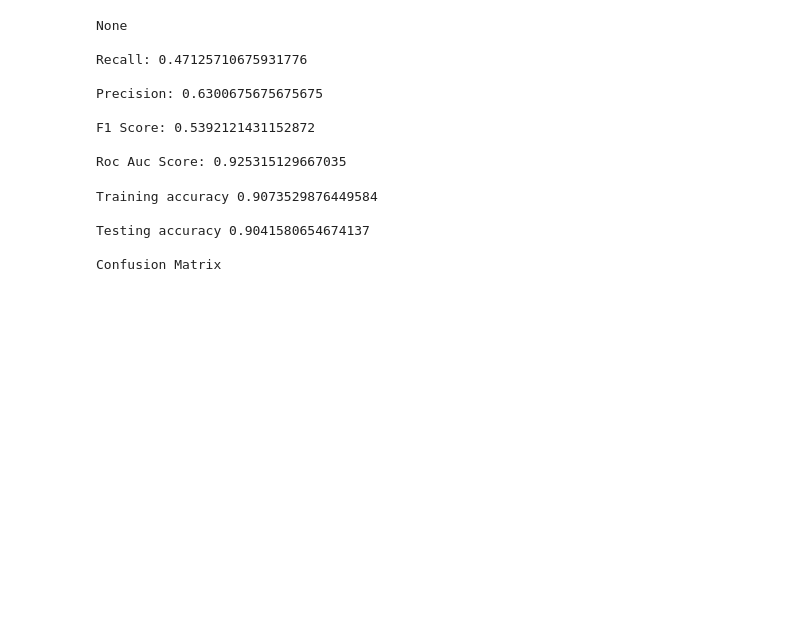
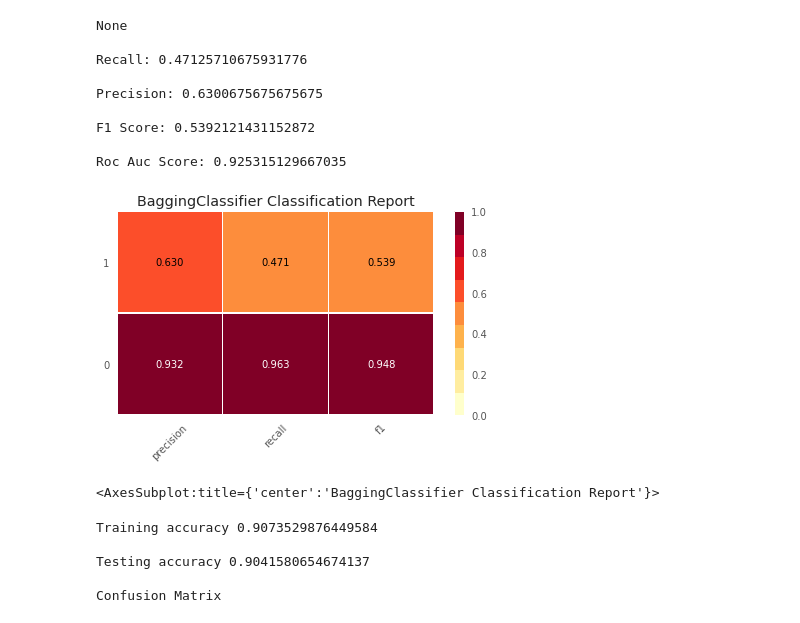
Before and after one commit to lauren-alexandra/subscription-prediction, a Jupyter notebook: Term_Deposit_Subscription_Prediction.ipynb, the cells around one changed output. Drawn from its saved outputs; the diff is of its cells as text; code cells hidden in the pictures; blank space fills up the shorter version.

```diff
--- a/Term_Deposit_Subscription_Prediction.ipynb
+++ b/Term_Deposit_Subscription_Prediction.ipynb
@@ -450,6 +473,14 @@ Precision: 0.6300675675675675
 F1 Score: 0.5392121431152872
 
 Roc Auc Score: 0.925315129667035
+# %%
+viz = ClassificationReport(BaggingClassifier(n_estimators=50, max_samples= .7, bootstrap=True, oob_score=True, random_state=22))
+viz.fit(X_train, y_train)
+viz.score(X_test, y_test)
+viz.show()
+# %% [output]
+[figure, added]
+<AxesSubplot:title={'center':'BaggingClassifier Classification Report'}>
 # %%
 # GradientBoost Classifier
 
```
Also changed, not shown: parts of 5 cells of this notebook.
